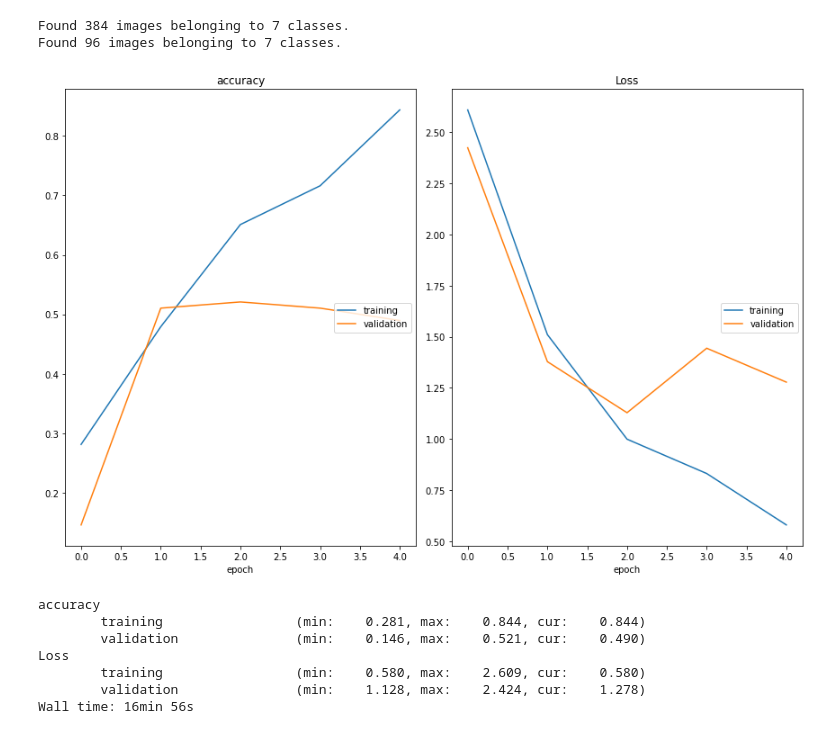
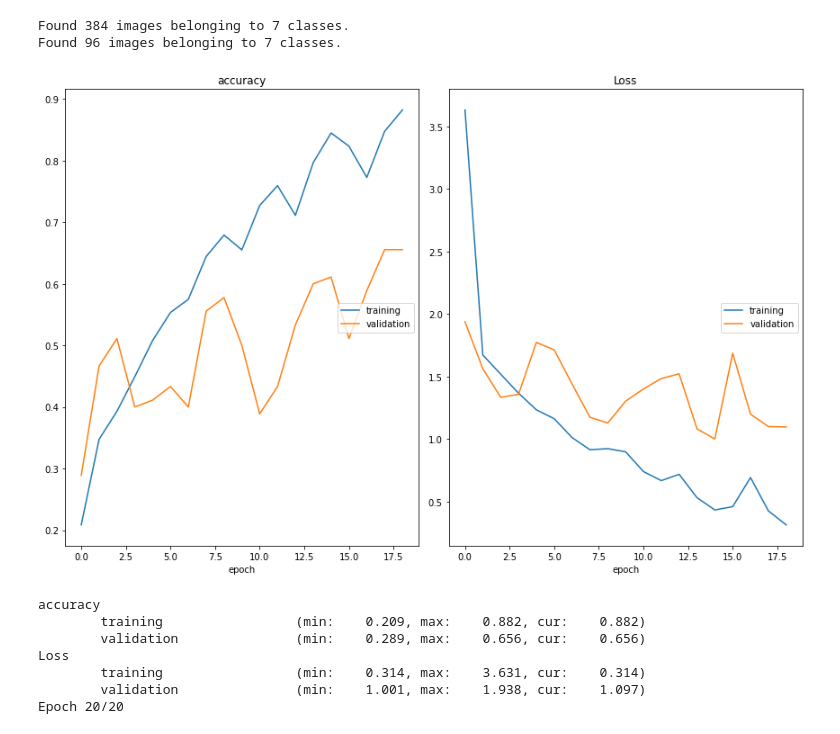
Before and after one commit to KaramSahoo/SpeechEmotionRecognition, a Jupyter notebook: BaselineModel.ipynb, the cells around one changed output. Drawn from its saved outputs; the diff is of its cells as text; code cells hidden in the pictures.

```diff
--- a/BaselineModel.ipynb
+++ b/BaselineModel.ipynb
@@ -15,7 +15,7 @@ train_datagen = ImageDataGenerator(
 # %%
 src_path_train = 'ImageData/'
 
-batch_size = 8
+batch_size = 10
 train_generator = train_datagen.flow_from_directory(
     directory=src_path_train,
     target_size=(224, 224),
@@ -71,8 +71,9 @@ def create_model(input_shape, n_classes, optimizer='rmsprop', fine_tune=0):
     # This is 'bootstrapping' a new top_model onto the pretrained layers.
     top_model = conv_base.output
     top_model = Flatten(name="flatten")(top_model)
-#     top_model = Dense(1072, activation='relu')(top_model)
-#     top_model = Dropout(0.2)(top_model)
+    top_model = Dense(1072, activation='relu')(top_model)
+    top_model = Dropout(0.2)(top_model)
+    top_model = Dense(512, activation='relu')(top_model)
     output_layer = Dense(n_classes, activation='softmax')(top_model)
 
     # Group the convolutional base and new fully-connected layers into a Model object.
@@ -88,10 +89,10 @@ def create_model(input_shape, n_classes, optimizer='rmsprop', fine_tune=0):
 input_shape = (224, 224, 3)
 optim_1 = Adam(learning_rate=0.001)
 n_classes=7
+n_epochs = 20
 
-n_steps = train_generator.samples // 8
-n_val_steps = valid_generator.samples // 8
-n_epochs = 10
+n_steps = train_generator.samples // 10
+n_val_steps = valid_generator.samples // 10
 
 # First we'll train the model without Fine-tuning
 vgg_model = create_model(input_shape, n_classes, optim_1, fine_tune=0)
@@ -114,20 +115,20 @@ early_stop = EarlyStopping(monitor='val_loss',
 # %%
 %%time
 
 vgg_history = vgg_model.fit(train_generator,
-                            batch_size=8,
-                            epochs=5,
+                            batch_size=10,
+                            epochs=n_epochs,
                             validation_data=valid_generator,
                             steps_per_epoch=n_steps,
                             validation_steps=n_val_steps,
                             callbacks=[tl_checkpoint_1, early_stop, plot_loss_1],
                             verbose=1)
 # %% [output]
-[figure, old version]
+[figure, new version]
 accuracy
-        training                 (min:    0.281, max:    0.844, cur:    0.844)
-        validation               (min:    0.146, max:    0.521, cur:    0.490)
+        training                 (min:    0.209, max:    0.882, cur:    0.882)
+        validation               (min:    0.289, max:    0.656, cur:    0.656)
 Loss
-        training                 (min:    0.580, max:    2.609, cur:    0.580)
-        validation               (min:    1.128, max:    2.424, cur:    1.278)
-Wall time: 16min 56s
+        training                 (min:    0.314, max:    3.631, cur:    0.314)
+        validation               (min:    1.001, max:    1.938, cur:    1.097)
+Epoch 20/20
```
